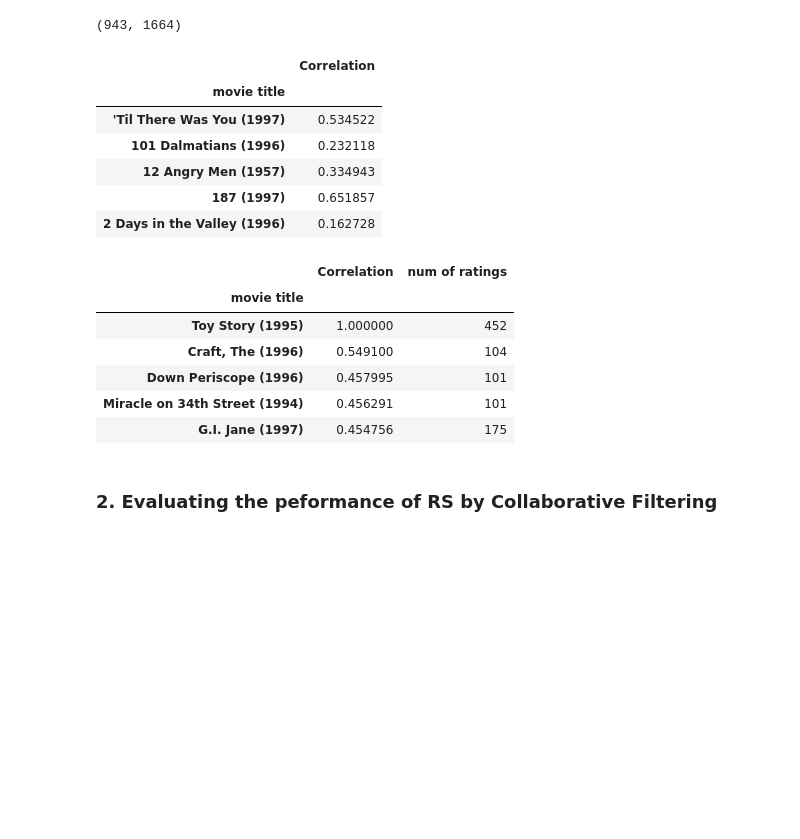
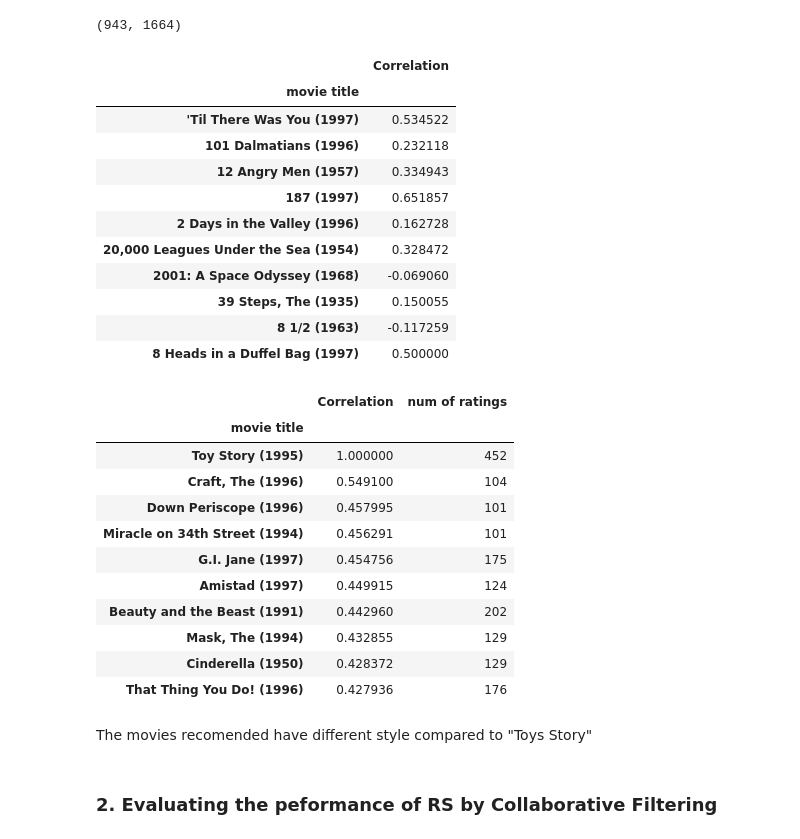
Before and after one commit to eacunafer/Data-Mining-Machine-Learning-subgraduado-, a Jupyter notebook: notebooks/rsys22022.ipynb, the cells around one changed output. Cells and saved outputs as stored; diff of their text form; code cells hidden in the pictures; blank space fills up the shorter version.

```diff
--- a/notebooks/rsys22022.ipynb
+++ b/notebooks/rsys22022.ipynb
@@ -165,14 +154,13 @@ moviemat.shape
 # %% [output]
 (943, 1664)
 # %%
-# Analyzing correlation with similar movies
+# Analyzing correlation with similar movies to Toys Story
 toysstory_user_ratings = moviemat['Toy Story (1995)']
-# analysing correlation with similar movies
 similar_to_toystory = moviemat.corrwith(toysstory_user_ratings)
 corr_toystory = pd.DataFrame(similar_to_toystory, columns =['Correlation'])
 corr_toystory.dropna(inplace = True)
 
-corr_toystory.head()
+corr_toystory.head(10)
 # %% [output]
 |  | Correlation |
 | movie title |  |
@@ -181,21 +169,33 @@ corr_toystory.head()
 | 12 Angry Men (1957) | 0.334943 |
 | 187 (1997) | 0.651857 |
 | 2 Days in the Valley (1996) | 0.162728 |
+| 20,000 Leagues Under the Sea (1954) | 0.328472 |
+| 2001: A Space Odyssey (1968) | -0.069060 |
+| 39 Steps, The (1935) | 0.150055 |
+| 8 1/2 (1963) | -0.117259 |
+| 8 Heads in a Duffel Bag (1997) | 0.500000 |
 # %%
 # Similar movies like toy story but with more than 100 ratings
 corr_toystory.sort_values('Correlation', ascending = False).head(10)
 corr_toystory = corr_toystory.join(ratings1['num of ratings'])
 
 corr_toystory.head()
 
-corr_toystory[corr_toystory['num of ratings']>100].sort_values('Correlation', ascending = False).head()
+corr_toystory[corr_toystory['num of ratings']>100].sort_values('Correlation', ascending = False).head(10)
 # %% [output]
 |  | Correlation | num of ratings |
 | movie title |  |  |
 | Toy Story (1995) | 1.000000 | 452 |
 | Craft, The (1996) | 0.549100 | 104 |
 | Down Periscope (1996) | 0.457995 | 101 |
 | Miracle on 34th Street (1994) | 0.456291 | 101 |
 | G.I. Jane (1997) | 0.454756 | 175 |
+| Amistad (1997) | 0.449915 | 124 |
+| Beauty and the Beast (1991) | 0.442960 | 202 |
+| Mask, The (1994) | 0.432855 | 129 |
+| Cinderella (1950) | 0.428372 | 129 |
+| That Thing You Do! (1996) | 0.427936 | 176 |
+# %% [markdown]
+The movies recomended  have different style compared to "Toys Story"
 # %% [markdown]
 ### 2.  Evaluating the peformance of RS by Collaborative Filtering
```
Also changed, not shown: parts of 29 cells of this notebook.
